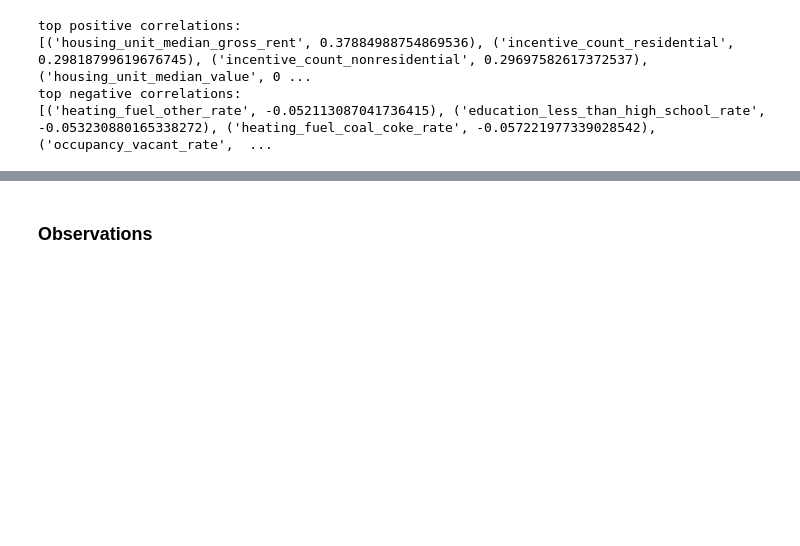
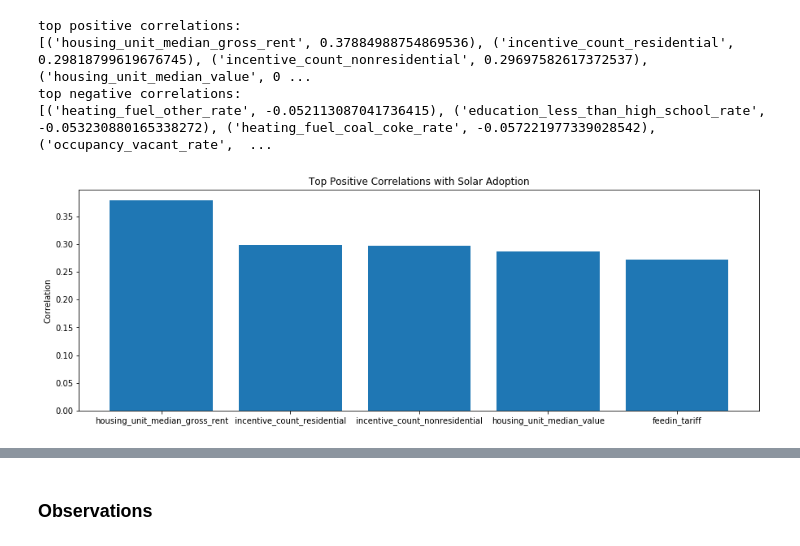
Before and after one commit to daxaurora/capstone_solarpanels, a Jupyter notebook: EDA/deepsolar EDA - Noah.ipynb, the cells around one changed output, grey strips where cells are left out. Saved outputs shown, nothing was run; the diff lists cells and outputs as text; code cells hidden in the pictures; blank space fills up the shorter version.

```diff
--- a/EDA/deepsolar EDA - Noah.ipynb
+++ b/EDA/deepsolar EDA - Noah.ipynb
@@ -327,3 +335,18 @@ top positive correlations:
 [('housing_unit_median_gross_rent', 0.37884988754869536), ('incentive_count_residential', 0.29818799619676745), ('incentive_count_nonresidential', 0.29697582617372537), ('housing_unit_median_value', 0 ...
 top negative correlations:
 [('heating_fuel_other_rate', -0.052113087041736415), ('education_less_than_high_school_rate', -0.053230880165338272), ('heating_fuel_coal_coke_rate', -0.057221977339028542), ('occupancy_vacant_rate',  ...
+# %%
+top_correlations=sorted_correlations[0:5]
+index=np.arange(5)
+correlations=[i[1] for i in top_correlations]
+labels=[i[0] for i in top_correlations]
+
+plt.figure(figsize=(15,5))
+plt.bar(index,correlations)
+plt.xticks(index,labels)
+plt.title('Top Positive Correlations with Solar Adoption')
+plt.ylabel('Correlation')
+
+plt.show()
+# %% [output]
+[figure, added]
```
Also changed, not shown: parts of 4 cells of this notebook, 1 other file.
